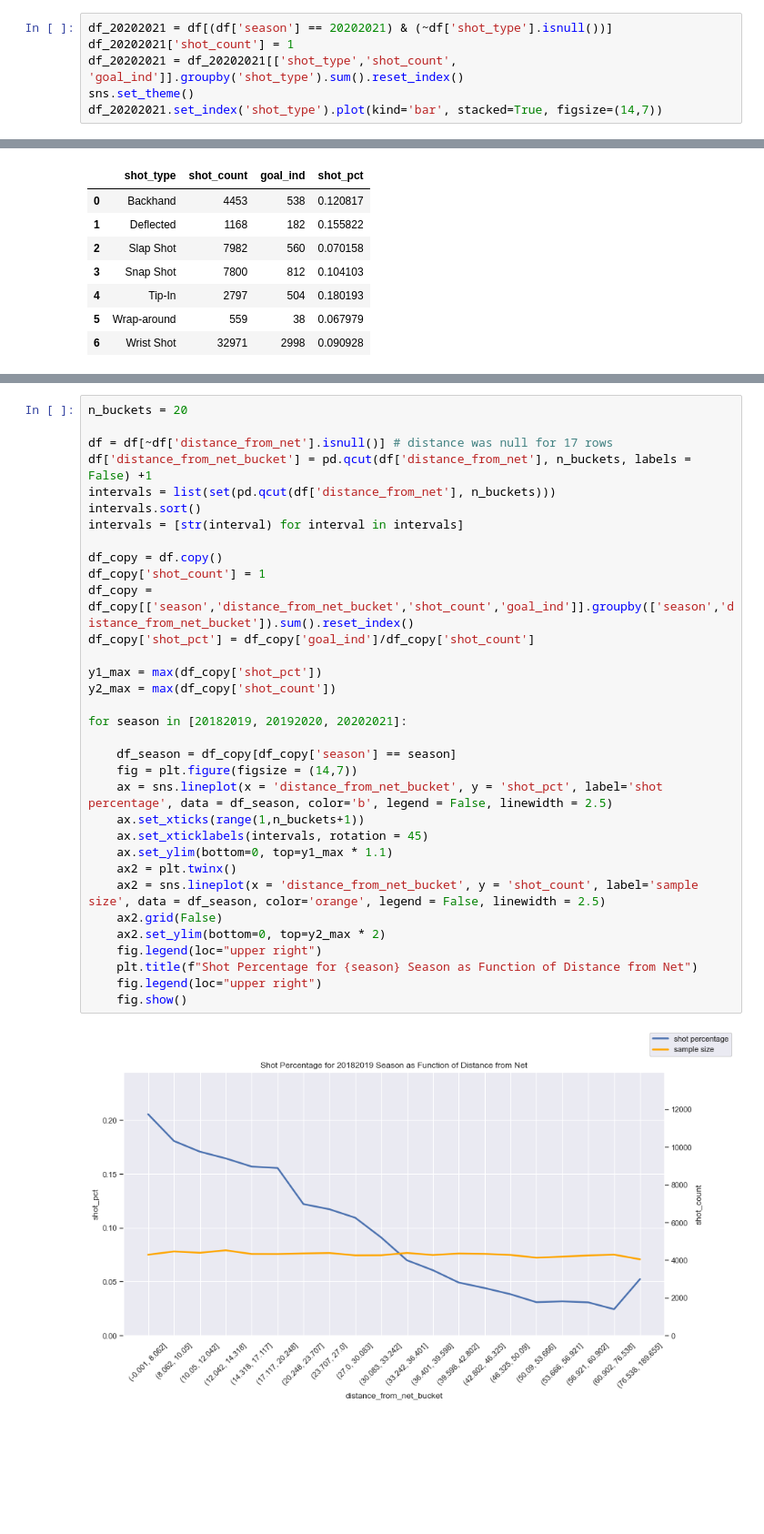
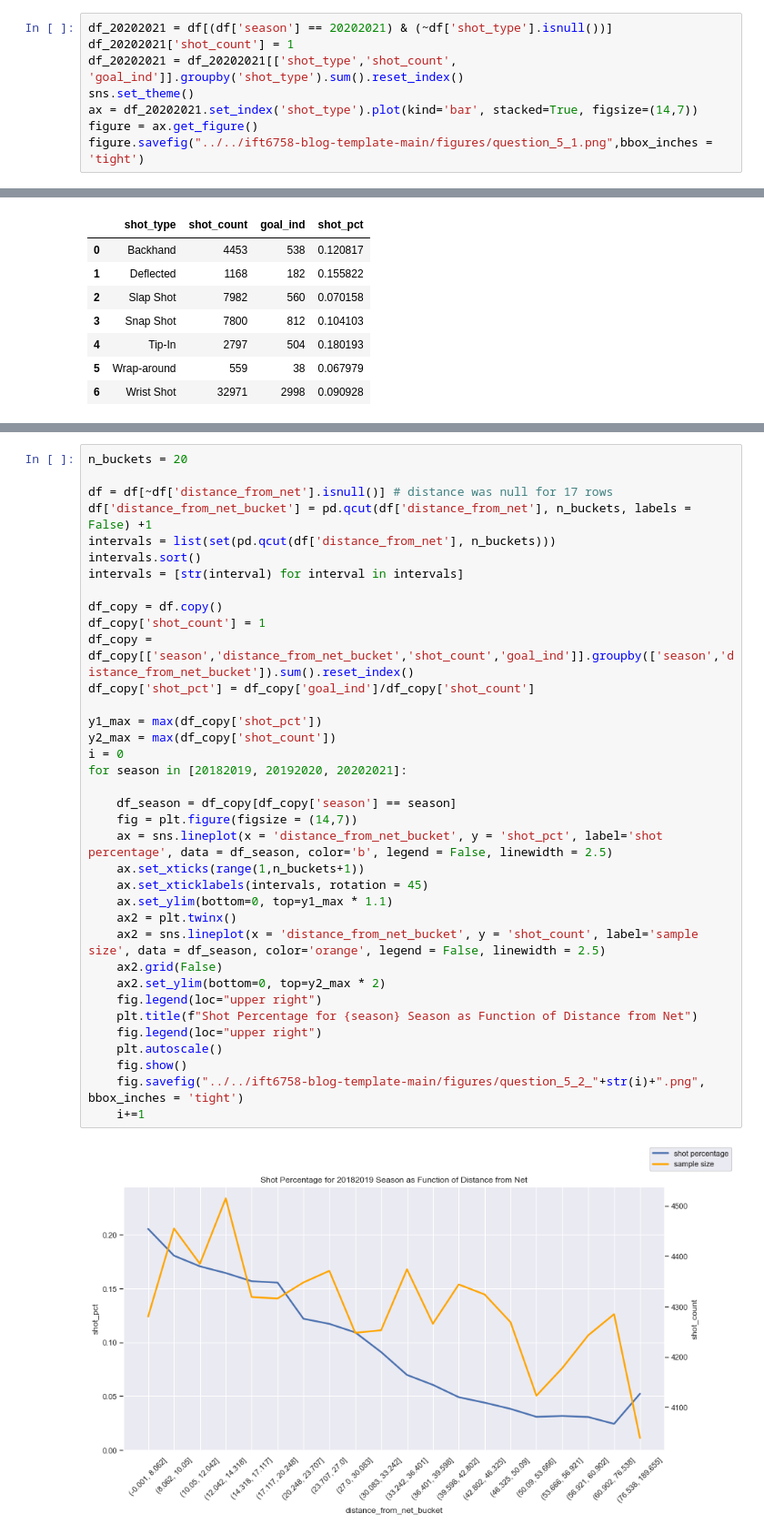
Before and after one commit to KrishnaManeeshaDendukuri/ift6758, a Jupyter notebook: ift6758-project-template-main/notebooks/Question_5.ipynb, the cells around one changed output, grey strips where cells are left out. Shown at 91% size. Saved outputs shown, nothing was run; the diff lists cells and outputs as text; blank space fills up the shorter version.

```diff
--- a/ift6758-project-template-main/notebooks/Question_5.ipynb
+++ b/ift6758-project-template-main/notebooks/Question_5.ipynb
@@ -17,7 +15,9 @@ df_20202021 = df[(df['season'] == 20202021) & (~df['shot_type'].isnull())]
 df_20202021['shot_count'] = 1
 df_20202021 = df_20202021[['shot_type','shot_count', 'goal_ind']].groupby('shot_type').sum().reset_index()
 sns.set_theme()
-df_20202021.set_index('shot_type').plot(kind='bar', stacked=True, figsize=(14,7))
+ax = df_20202021.set_index('shot_type').plot(kind='bar', stacked=True, figsize=(14,7))
+figure = ax.get_figure()
+figure.savefig("../../ift6758-blog-template-main/figures/question_5_1.png",bbox_inches = 'tight')
 # %% [output]
 A value is trying to be set on a copy of a slice from a DataFrame.
 Try using .loc[row_indexer,col_indexer] = value instead
@@ -50,32 +46,35 @@ n_buckets = 20
 df = df[~df['distance_from_net'].isnull()] # distance was null for 17 rows
 df['distance_from_net_bucket'] = pd.qcut(df['distance_from_net'], n_buckets, labels = False) +1
 intervals = list(set(pd.qcut(df['distance_from_net'], n_buckets)))
 intervals.sort()
 intervals = [str(interval) for interval in intervals]
 
 df_copy = df.copy()
 df_copy['shot_count'] = 1
 df_copy = df_copy[['season','distance_from_net_bucket','shot_count','goal_ind']].groupby(['season','distance_from_net_bucket']).sum().reset_index()
 df_copy['shot_pct'] = df_copy['goal_ind']/df_copy['shot_count']
 
 y1_max = max(df_copy['shot_pct'])
 y2_max = max(df_copy['shot_count'])
-
+i = 0
 for season in [20182019, 20192020, 20202021]:
 
     df_season = df_copy[df_copy['season'] == season]
     fig = plt.figure(figsize = (14,7))
     ax = sns.lineplot(x = 'distance_from_net_bucket', y = 'shot_pct', label='shot percentage', data = df_season, color='b', legend = False, linewidth = 2.5)
     ax.set_xticks(range(1,n_buckets+1))
     ax.set_xticklabels(intervals, rotation = 45)
     ax.set_ylim(bottom=0, top=y1_max * 1.1)
     ax2 = plt.twinx()
     ax2 = sns.lineplot(x = 'distance_from_net_bucket', y = 'shot_count', label='sample size', data = df_season, color='orange', legend = False, linewidth = 2.5)
     ax2.grid(False)
     ax2.set_ylim(bottom=0, top=y2_max * 2)
     fig.legend(loc="upper right")
     plt.title(f"Shot Percentage for {season} Season as Function of Distance from Net")
     fig.legend(loc="upper right")
+    plt.autoscale()
     fig.show()
+    fig.savefig("../../ift6758-blog-template-main/figures/question_5_2_"+str(i)+".png", bbox_inches = 'tight')
+    i+=1
 # %% [output]
-[figure, old version]
+[figure, new version]
```
Also changed, not shown: parts of 6 cells of this notebook, 15 other files.
